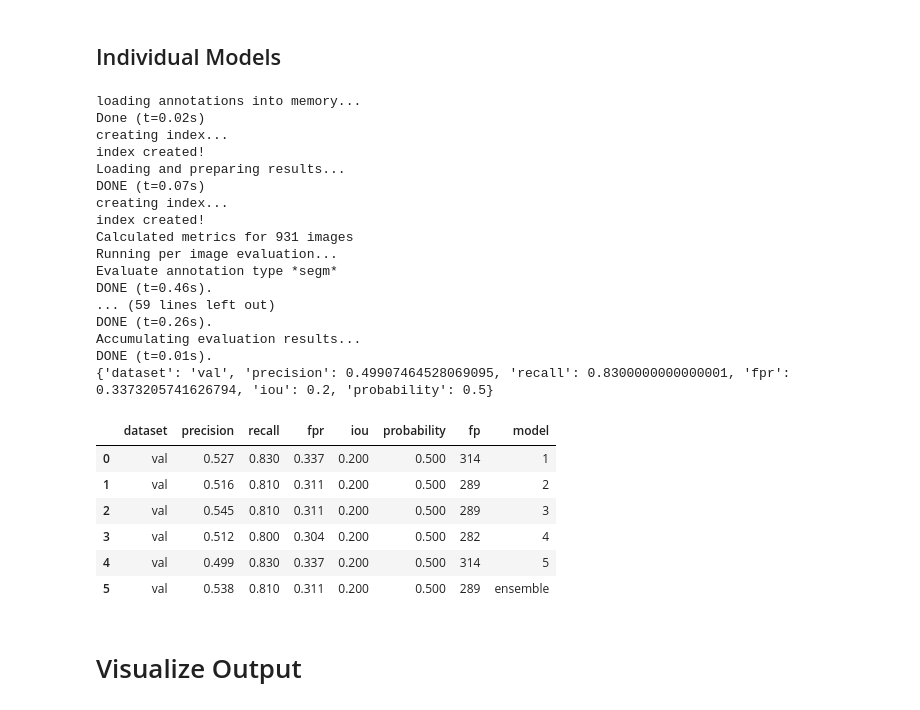
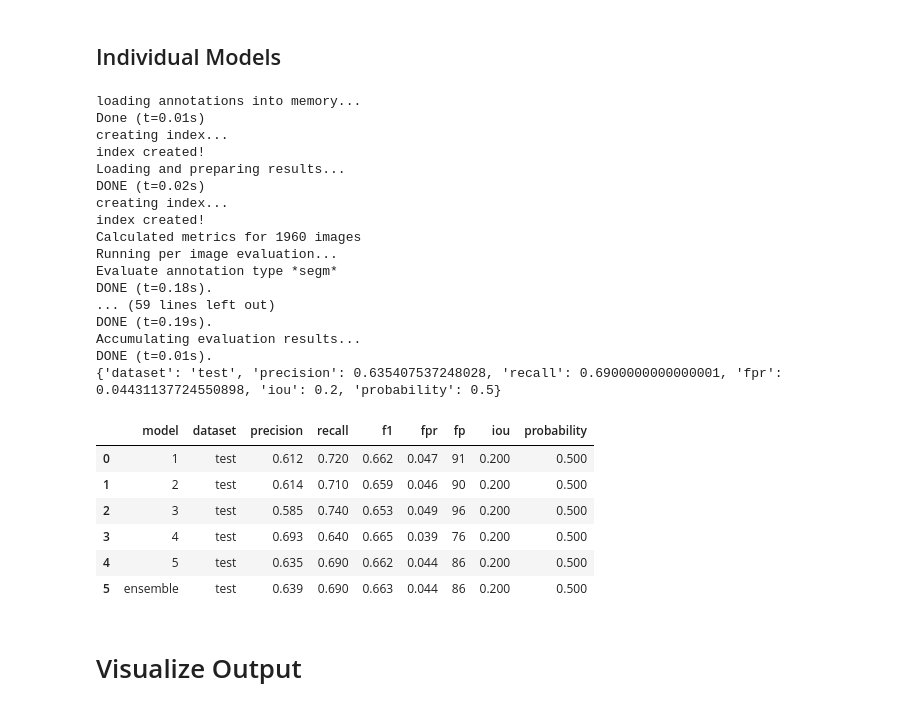
Before and after one commit to uw-biomedical-ml/detectron2-rpd-yb, a Jupyter notebook: runEnsemble.ipynb, the cells around one changed output. Drawn from its saved outputs; the diff is of its cells as text; code cells hidden in the pictures.

```diff
--- a/runEnsemble.ipynb
+++ b/runEnsemble.ipynb
@@ -1,7 +1,7 @@
 # %%
 import shutil, os
 os.environ["CUDA_DEVICE_ORDER"]="PCI_BUS_ID"
-os.environ["CUDA_VISIBLE_DEVICES"] = "0,1,2,3,4,5"
+os.environ["CUDA_VISIBLE_DEVICES"] = "6"
 import matplotlib.pyplot as plt
 import numpy as np
 import detectron2
@@ -14,7 +14,7 @@ from detectron2.engine import launch
 
 reprocess_results=False
 # dataset_name = "reserves_fold1"
-dataset_name = "val"
+dataset_name = "test"
 dpi=120
 # %%
 #predict
@@ -227,47 +219,49 @@ for mdl in ("fold1", "fold2", "fold3", "fold4","fold5"):
         json.dump(obj=myeval.summarize_scalars(),fp=outfile)
 # %% [output]
 loading annotations into memory...
-Done (t=0.02s)
+Done (t=0.01s)
 creating index...
 index created!
 Loading and preparing results...
-DONE (t=0.07s)
+DONE (t=0.02s)
 creating index...
 index created!
-Calculated metrics for 931 images
+Calculated metrics for 1960 images
 Running per image evaluation...
 Evaluate annotation type *segm*
-DONE (t=0.46s).
+DONE (t=0.18s).
 ... (59 lines left out)
-DONE (t=0.26s).
+DONE (t=0.19s).
 Accumulating evaluation results...
 DONE (t=0.01s).
-{'dataset': 'val', 'precision': 0.49907464528069095, 'recall': 0.8300000000000001, 'fpr': 0.3373205741626794, 'iou': 0.2, 'probability': 0.5}
+{'dataset': 'test', 'precision': 0.635407537248028, 'recall': 0.6900000000000001, 'fpr': 0.04431137724550898, 'iou': 0.2, 'probability': 0.5}
 # %%
 import json, os
 import pandas as pd
 from table_styles import styles
 mydicts=[]
 for mdl in ['fold1','fold2','fold3','fold4','fold5']:
     output_dir = "output_"+ dataset_name + "/"+mdl
     with open(os.path.join(output_dir,'scalar_dict.json')) as f:
         mydicts.append(json.load(f))
 with open(os.path.join("output_"+ dataset_name,'scalar_dict.json')) as f:
     mydicts.append(json.load(f))
 dfr = pd.DataFrame(mydicts)
 dfr = dfr.assign(fp = np.int32(dfr.fpr*num_images))
+dfr = dfr.assign(f1 = 2*(dfr.precision*dfr.recall)/(dfr.precision + dfr.recall))
 dfr = dfr.assign(model = ['1','2','3','4','5','ensemble'])
-#dfr = dfr[['model','fpr','fp','probability','dataset']]
+# dfr = dfr[['model','fpr','fp','probability','dataset']]
+dfr = dfr[['model','dataset','precision','recall','f1','fpr','fp','iou','probability']]
 pd.set_option('display.precision',3)
 dfr.style.set_table_styles(styles).set_table_attributes('style="font-size: 17px"')
 # %% [output]
-|  | dataset | precision | recall | fpr | iou | probability | fp | model |
-| 0 | val | 0.527 | 0.830 | 0.337 | 0.200 | 0.500 | 314 | 1 |
-| 1 | val | 0.516 | 0.810 | 0.311 | 0.200 | 0.500 | 289 | 2 |
-| 2 | val | 0.545 | 0.810 | 0.311 | 0.200 | 0.500 | 289 | 3 |
-| 3 | val | 0.512 | 0.800 | 0.304 | 0.200 | 0.500 | 282 | 4 |
-| 4 | val | 0.499 | 0.830 | 0.337 | 0.200 | 0.500 | 314 | 5 |
-| 5 | val | 0.538 | 0.810 | 0.311 | 0.200 | 0.500 | 289 | ensemble |
+|  | model | dataset | precision | recall | f1 | fpr | fp | iou | probability |
+| 0 | 1 | test | 0.612 | 0.720 | 0.662 | 0.047 | 91 | 0.200 | 0.500 |
+| 1 | 2 | test | 0.614 | 0.710 | 0.659 | 0.046 | 90 | 0.200 | 0.500 |
+| 2 | 3 | test | 0.585 | 0.740 | 0.653 | 0.049 | 96 | 0.200 | 0.500 |
+| 3 | 4 | test | 0.693 | 0.640 | 0.665 | 0.039 | 76 | 0.200 | 0.500 |
+| 4 | 5 | test | 0.635 | 0.690 | 0.662 | 0.044 | 86 | 0.200 | 0.500 |
+| 5 | ensemble | test | 0.639 | 0.690 | 0.663 | 0.044 | 86 | 0.200 | 0.500 |
 # %% [markdown]
 # Visualize Output
 # %%
```
Also changed, not shown: parts of 4 cells of this notebook, 5 other files.
